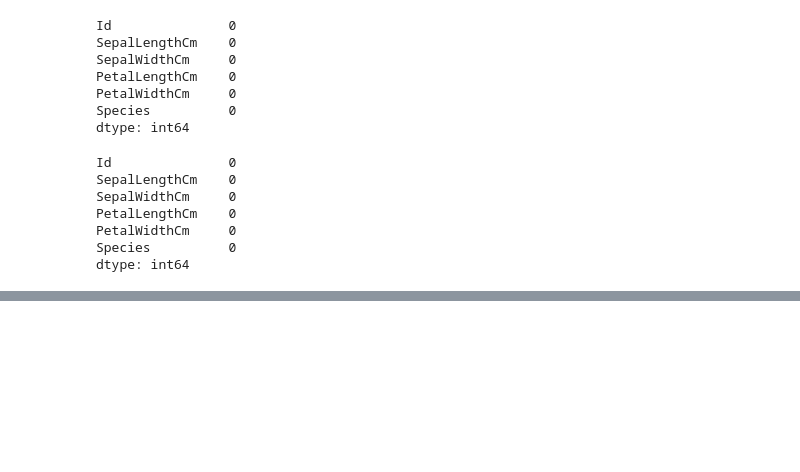
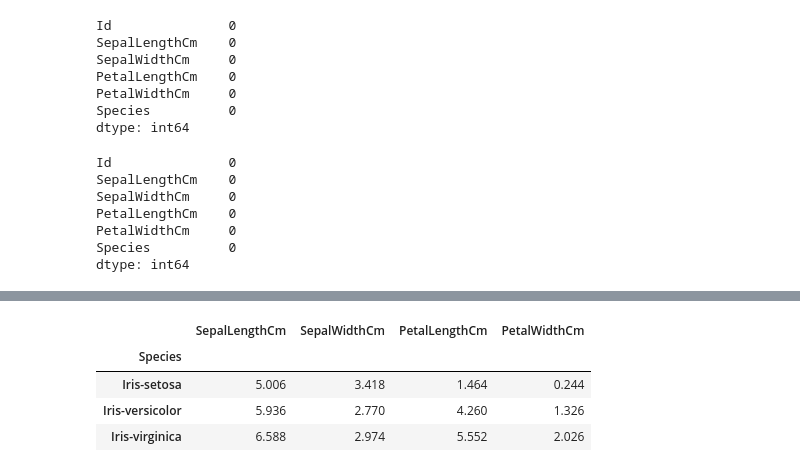
Before and after one commit to Shiska07/Data-Science-and-Machine-Learning, a Jupyter notebook: KNN Model(s)/Telecommunications Classification Project.ipynb, the cells around one changed output, grey strips where cells are left out. Saved outputs shown, nothing was run; the diff lists cells and outputs as text; code cells hidden in the pictures; blank space fills up the shorter version.

```diff
--- a/KNN Model(s)/Telecommunications Classification Project.ipynb
+++ b/KNN Model(s)/Telecommunications Classification Project.ipynb
@@ -60,0 +77,9 @@ dtype: int64
+# %%
+# check the number of classes
+df.groupby('Species').mean()
+# %% [output]
+|  | SepalLengthCm | SepalWidthCm | PetalLengthCm | PetalWidthCm |
+| Species |  |  |  |  |
+| Iris-setosa | 5.006 | 3.418 | 1.464 | 0.244 |
+| Iris-versicolor | 5.936 | 2.770 | 4.260 | 1.326 |
+| Iris-virginica | 6.588 | 2.974 | 5.552 | 2.026 |
```
Also changed, not shown: parts of 22 cells of this notebook.
